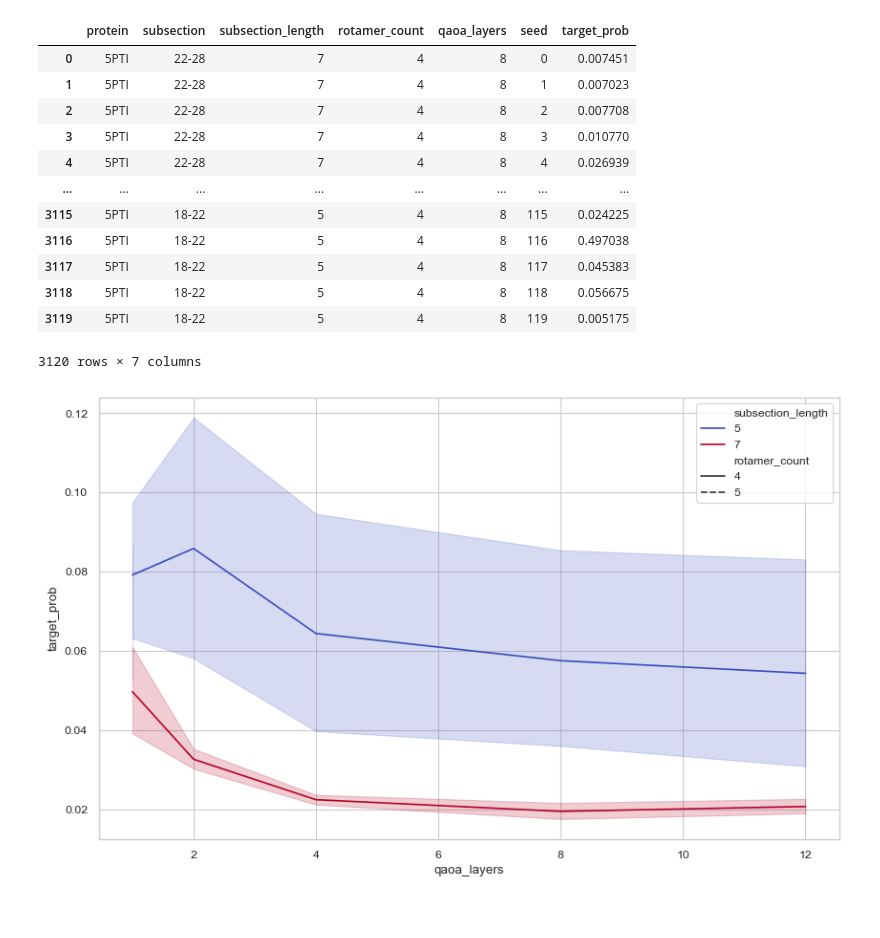
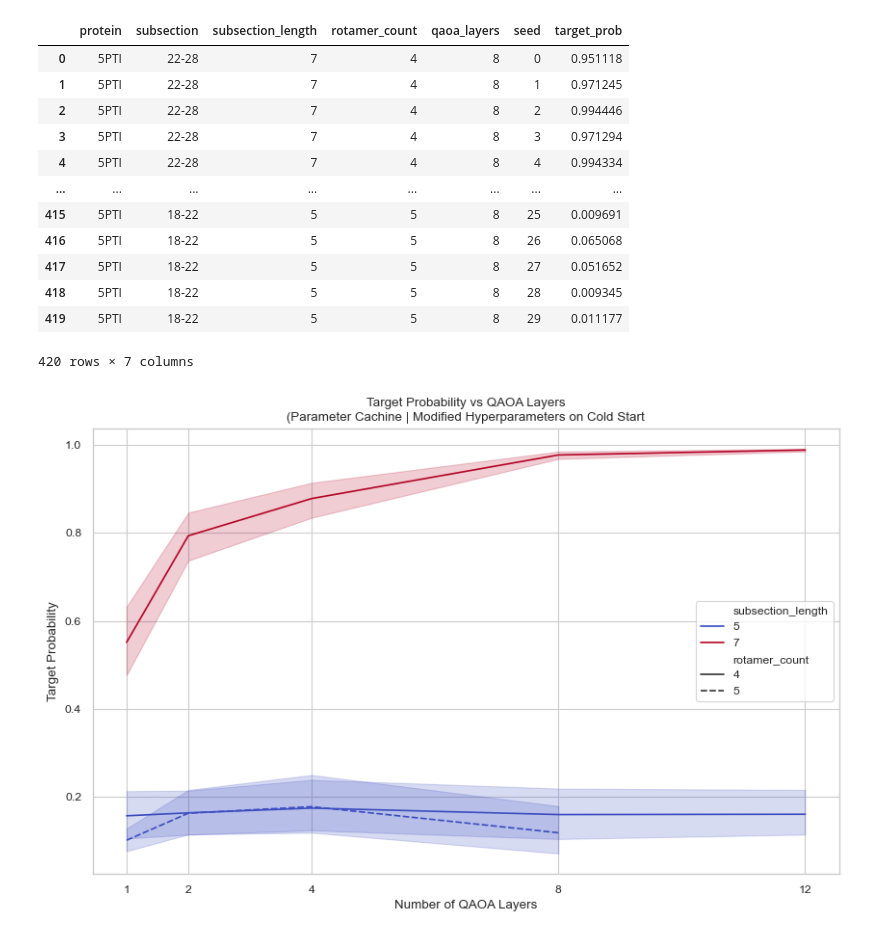
Before and after one commit to sebi-stewart/qml-protein-folding, a Jupyter notebook: plotting.ipynb, the cells around one changed output. Drawn from its saved outputs; the diff is of its cells as text; code cells hidden in the pictures.

Commit message:
Warm starting

```diff
--- a/plotting.ipynb
+++ b/plotting.ipynb
@@ -10,6 +10,7 @@ sns.set_style("whitegrid")
 sns.set_context("paper")
 sns.set_palette("deep", color_codes=True)
 # %%
-result_files = {path.as_posix().split("/")[-1].split(".")[0]: {"path": path} for path in list(pathlib.Path("qaoa/qaoa_results_3").glob("*.npz"))}
+results_folder = "qaoa_results_8_cold_start"
+result_files = {path.as_posix().split("/")[-1].split(".")[0]: {"path": path} for path in list(pathlib.Path(f"qaoa/{results_folder}").glob("*.npz"))}
 result_files
 # %% [output]
@@ -67,28 +57,27 @@ target_probs_records = []
 
 for name, data in result_files.items():
     target_probs = result_files[name]["data"]['target_probs']
+    print("Shape of target_probs:", target_probs.shape)  # Should be (30, 16)
 
-    # Handle both 1D and 2D arrays
-    if target_probs.ndim == 1:
-        probs = target_probs
-    else:
-        # If 2D, you may need to flatten or iterate - adjust based on your data structure
-        probs = target_probs.flatten()
+    # Sum across the 16 conformations for each seed
+    summed_probs = target_probs.sum(axis=1)  # Shape becomes (30,)
+    print("Shape after summing across conformations:", summed_probs.shape)
 
-    # Create a record for each probability value
-    for i, prob in enumerate(probs):
+    # Create a record for each seed with its summed probability
+    for seed_idx, summed_prob in enumerate(summed_probs):
         record = {
             'protein': result_files[name]['protein'],
             'subsection': result_files[name]['subsection'],
             'subsection_length': result_files[name]['subsection_length'],
             'rotamer_count': result_files[name]['rotamer_count'],
             'qaoa_layers': result_files[name]['qaoa_layers'],
-            'seed': i,
-            'target_prob': prob
+            'seed': seed_idx,
+            'target_prob': summed_prob  # This is now the sum across all 16 conformations
         }
         target_probs_records.append(record)
 
 # Create dataframe from records
 target_probs_df = pd.DataFrame(target_probs_records)
 target_probs_df.head()
+target_probs_df
 # %% [output]
@@ -102,27 +115,34 @@ target_probs_df.head()
 target_probs_df
 # %% [output]
 |  | protein | subsection | subsection_length | rotamer_count | qaoa_layers | seed | target_prob |
-| 0 | 5PTI | 22-28 | 7 | 4 | 8 | 0 | 0.007451 |
-| 1 | 5PTI | 22-28 | 7 | 4 | 8 | 1 | 0.007023 |
-| 2 | 5PTI | 22-28 | 7 | 4 | 8 | 2 | 0.007708 |
-| 3 | 5PTI | 22-28 | 7 | 4 | 8 | 3 | 0.010770 |
-| 4 | 5PTI | 22-28 | 7 | 4 | 8 | 4 | 0.026939 |
+| 0 | 5PTI | 22-28 | 7 | 4 | 8 | 0 | 0.951118 |
+| 1 | 5PTI | 22-28 | 7 | 4 | 8 | 1 | 0.971245 |
+| 2 | 5PTI | 22-28 | 7 | 4 | 8 | 2 | 0.994446 |
+| 3 | 5PTI | 22-28 | 7 | 4 | 8 | 3 | 0.971294 |
+| 4 | 5PTI | 22-28 | 7 | 4 | 8 | 4 | 0.994334 |
 | ... | ... | ... | ... | ... | ... | ... | ... |
-| 3115 | 5PTI | 18-22 | 5 | 4 | 8 | 115 | 0.024225 |
-| 3116 | 5PTI | 18-22 | 5 | 4 | 8 | 116 | 0.497038 |
-| 3117 | 5PTI | 18-22 | 5 | 4 | 8 | 117 | 0.045383 |
-| 3118 | 5PTI | 18-22 | 5 | 4 | 8 | 118 | 0.056675 |
-| 3119 | 5PTI | 18-22 | 5 | 4 | 8 | 119 | 0.005175 |
+| 415 | 5PTI | 18-22 | 5 | 5 | 8 | 25 | 0.009691 |
+| 416 | 5PTI | 18-22 | 5 | 5 | 8 | 26 | 0.065068 |
+| 417 | 5PTI | 18-22 | 5 | 5 | 8 | 27 | 0.051652 |
+| 418 | 5PTI | 18-22 | 5 | 5 | 8 | 28 | 0.009345 |
+| 419 | 5PTI | 18-22 | 5 | 5 | 8 | 29 | 0.011177 |
-3120 rows × 7 columns
+420 rows × 7 columns
 # %%
 fig, ax = plt.subplots(figsize=(10, 6))
 
 sns.lineplot(data=target_probs_df,
              x="qaoa_layers", y="target_prob",
              hue='subsection_length', style='rotamer_count',
              markers=False,
              palette=sns.color_palette('coolwarm', as_cmap = True),
              ax=ax)
-plt.show()
+
+ax.set_xticks([1, 2, 4, 8, 12])
+
+ax.set_title("Target Probability vs QAOA Layers\n(Parameter Cachine | Modified Hyperparameters on Cold Start")
+ax.set_xlabel("Number of QAOA Layers")
+ax.set_ylabel("Target Probability")
+
+plt.savefig(f"plots/{results_folder}_2.svg", dpi=300, bbox_inches='tight')
 # %% [output]
-[figure, old version]
+[figure, new version]
```
Also changed, not shown: parts of 5 cells of this notebook, 3 other files.
